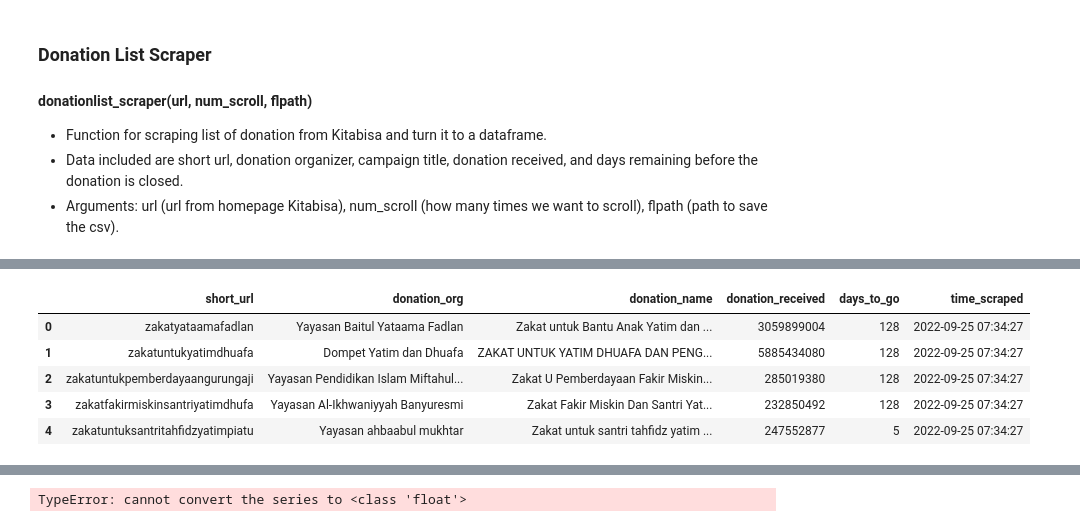
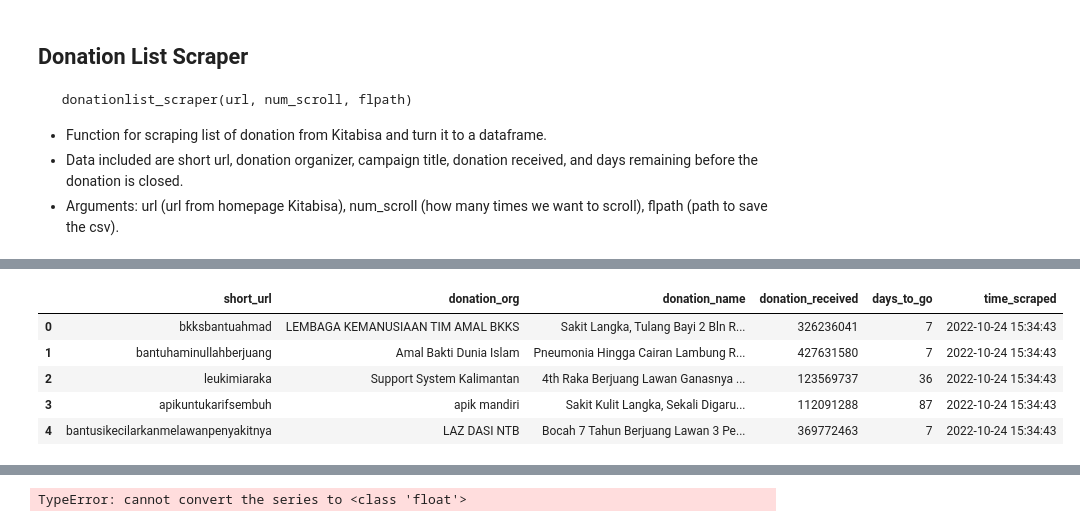
Before and after one commit to t8rohman/SeedDonation_Kitabisa, a Jupyter notebook: main_script.ipynb, the cells around one changed output, grey strips where cells are left out. Drawn from its saved outputs; the diff is of its cells as text; code cells hidden in the pictures.

```diff
--- a/main_script.ipynb
+++ b/main_script.ipynb
@@ -8,16 +12,16 @@ import warnings
 # %% [markdown]
-### Donation List Scraper
-#### donationlist_scraper(url, num_scroll, flpath)
+## Donation List Scraper
+     donationlist_scraper(url, num_scroll, flpath)
 
 - Function for scraping list of donation from Kitabisa and turn it to a dataframe.
 - Data included are short url, donation organizer, campaign title, donation received, and days remaining before the donation is closed.
 - Arguments: url (url from homepage Kitabisa), num_scroll (how many times we want to scroll), flpath (path to save the csv).
 # %%
 %%time
-url = 'https://kitabisa.com/explore/zakat'
-flpath = '/Users/mac/Documents/RU/THESIS/working_thesis/pilot_data_2/donations/'
+url = 'https://kitabisa.com/explore/all'
+flpath = '/Users/mac/Documents/RU/THESIS/working_thesis/pilot_data_2/donation_routine/22_10_24/'
 
-df_donation = sc.donationlist_scraper(url, 30, flpath)
+df_donation = sc.donationlist_scraper(url, 300, flpath)
 
 print(len(df_donation))
 df_donation.head(5)
@@ -29,8 +33,8 @@ Wall time: 37.4 s
 |  | short_url | donation_org | donation_name | donation_received | days_to_go | time_scraped |
-| 0 | zakatyataamafadlan | Yayasan Baitul Yataama Fadlan | Zakat untuk Bantu Anak Yatim dan ... | 3059899004 | 128 | 2022-09-25 07:34:27 |
-| 1 | zakatuntukyatimdhuafa | Dompet Yatim dan Dhuafa | ZAKAT UNTUK YATIM DHUAFA DAN PENG... | 5885434080 | 128 | 2022-09-25 07:34:27 |
-| 2 | zakatuntukpemberdayaangurungaji | Yayasan Pendidikan Islam Miftahul... | Zakat U Pemberdayaan Fakir Miskin... | 285019380 | 128 | 2022-09-25 07:34:27 |
-| 3 | zakatfakirmiskinsantriyatimdhufa | Yayasan Al-Ikhwaniyyah Banyuresmi | Zakat Fakir Miskin Dan Santri Yat... | 232850492 | 128 | 2022-09-25 07:34:27 |
-| 4 | zakatuntuksantritahfidzyatimpiatu | Yayasan ahbaabul mukhtar | Zakat untuk santri tahfidz yatim ... | 247552877 | 5 | 2022-09-25 07:34:27 |
+| 0 | bkksbantuahmad | LEMBAGA KEMANUSIAAN TIM AMAL BKKS | Sakit Langka, Tulang Bayi 2 Bln R... | 326236041 | 7 | 2022-10-24 15:34:43 |
+| 1 | bantuhaminullahberjuang | Amal Bakti Dunia Islam | Pneumonia Hingga Cairan Lambung R... | 427631580 | 7 | 2022-10-24 15:34:43 |
+| 2 | leukimiaraka | Support System Kalimantan | 4th Raka Berjuang Lawan Ganasnya ... | 123569737 | 36 | 2022-10-24 15:34:43 |
+| 3 | apikuntukarifsembuh | apik mandiri | Sakit Kulit Langka, Sekali Digaru... | 112091288 | 87 | 2022-10-24 15:34:43 |
+| 4 | bantusikecilarkanmelawanpenyakitnya | LAZ DASI NTB | Bocah 7 Tahun Berjuang Lawan 3 Pe... | 369772463 | 7 | 2022-10-24 15:34:43 |
 # %%
 # run if you want to read data frame from local file
```
Also changed, not shown: parts of 16 cells of this notebook, 3 other files.
